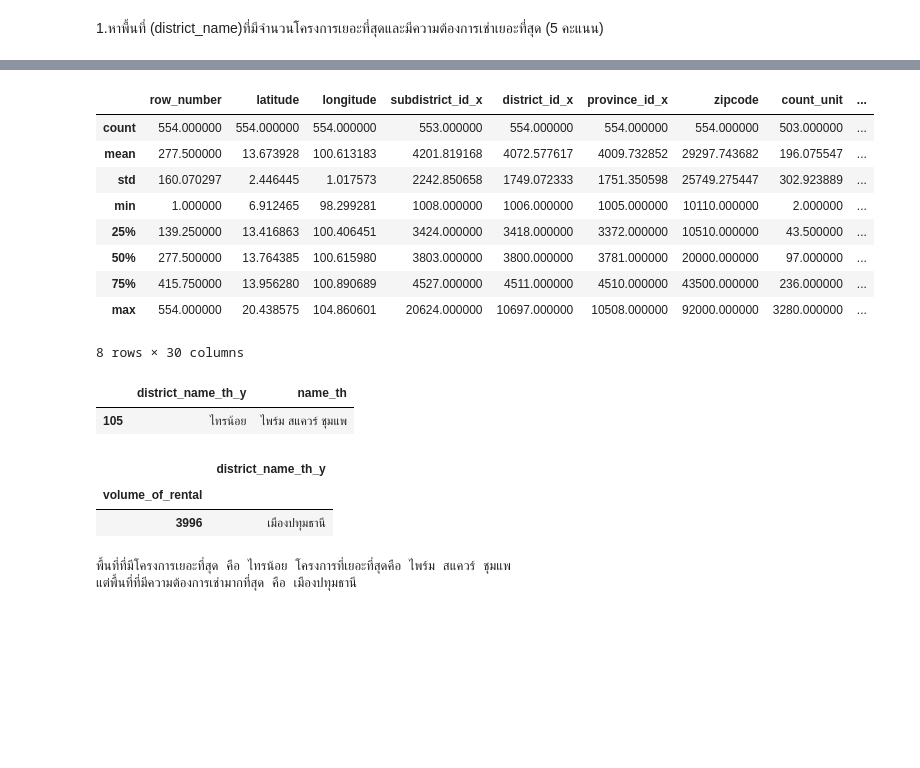
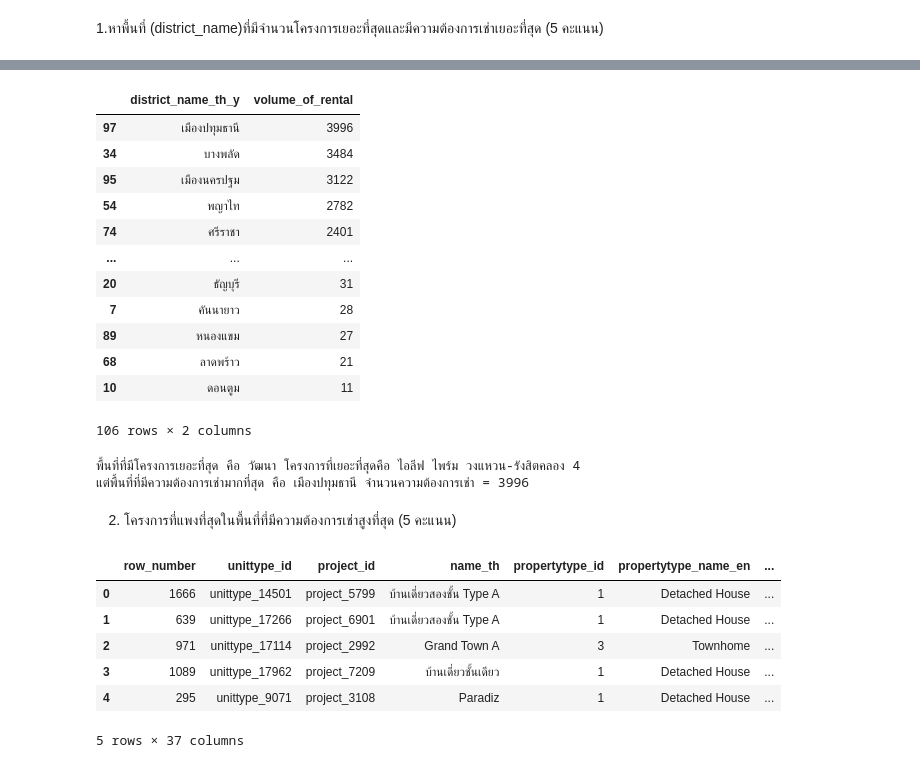
Before and after one commit to sujiraa/BasicProg_DataViz65, a Jupyter notebook: midterm.ipynb, the cells around one changed output, grey strips where cells are left out. Drawn from its saved outputs; the diff is of its cells as text; code cells hidden in the pictures; blank space fills up the shorter version.

```diff
--- a/midterm.ipynb
+++ b/midterm.ipynb
@@ -76,5 +143,5 @@ eat1=eat.dropna(subset=['row_number','subdistrict_id','subdistrict_name_th','dis
 # %% [markdown]
 1.หาพื้นที่ (district_name)ที่มีจำนวนโครงการเยอะที่สุดและมีความต้องการเช่าเยอะที่สุด (5 คะแนน)
 # %%
-dataall = project1.merge(rent1, left_on='row_number', right_on='row_number')
+dataall = project.merge(rent, left_on='row_number', right_on='row_number')
 dataall.head()
@@ -89,35 +148,44 @@ dataall.head()
 # %%
-dataall2 =dataall.merge(eat1, left_on='row_number', right_on='row_number')
+dataall2 =dataall.merge(eat, left_on='row_number', right_on='row_number')
 dataall2.describe()
-# %% [output]
-|  | row_number | latitude | longitude | subdistrict_id_x | district_id_x | province_id_x | zipcode | count_unit | ... |
-| count | 554.000000 | 554.000000 | 554.000000 | 553.000000 | 554.000000 | 554.000000 | 554.000000 | 503.000000 | ... |
-| mean | 277.500000 | 13.673928 | 100.613183 | 4201.819168 | 4072.577617 | 4009.732852 | 29297.743682 | 196.075547 | ... |
-| std | 160.070297 | 2.446445 | 1.017573 | 2242.850658 | 1749.072333 | 1751.350598 | 25749.275447 | 302.923889 | ... |
-| min | 1.000000 | 6.912465 | 98.299281 | 1008.000000 | 1006.000000 | 1005.000000 | 10110.000000 | 2.000000 | ... |
-| 25% | 139.250000 | 13.416863 | 100.406451 | 3424.000000 | 3418.000000 | 3372.000000 | 10510.000000 | 43.500000 | ... |
-| 50% | 277.500000 | 13.764385 | 100.615980 | 3803.000000 | 3800.000000 | 3781.000000 | 20000.000000 | 97.000000 | ... |
-| 75% | 415.750000 | 13.956280 | 100.890689 | 4527.000000 | 4511.000000 | 4510.000000 | 43500.000000 | 236.000000 | ... |
-| max | 554.000000 | 20.438575 | 104.860601 | 20624.000000 | 10697.000000 | 10508.000000 | 92000.000000 | 3280.000000 | ... |
-8 rows × 30 columns
 # %%
-dataall2.groupby("district_name_th_y")[["name_th"]].max().sort_index(ascending=False) #_y = ชื่อพื้นที่ทั่วประเทศ ทีมีโครงการเยอะสุด
-ans_1_1 = dataall2.groupby("district_name_th_y")[["name_th"]].max().reset_index().sort_index(ascending=False)
-ans_1_1.iloc[[0]]
+dataall2.groupby("district_name_th_y")[["name_th"]].max().sort_values(by=["name_th"], ascending=False)#_y = ชื่อพื้นที่ทั่วประเทศ ทีมีโครงการเยอะสุด
+ans_1_1 = dataall2.groupby("district_name_th_y")[["name_th"]].max().reset_index().sort_values(by=["name_th"], ascending=False)
+ans_1_1
-# %% [output]
-|  | district_name_th_y | name_th |
-| 105 | ไทรน้อย | ไพร์ม สแควร์ ชุมแพ |
 # %%
-dataall2.groupby("volume_of_rental")[["district_name_th_y"]].max().sort_index(ascending=False) #_y = ชื่อพื้นที่ทั่วประเทศ ทีมีโครงการเยอะสุด
-ans_1_2 = dataall2.groupby("volume_of_rental")[["district_name_th_y"]].max().sort_index(ascending=False)
-ans_1_2.iloc[[0]]
+dataall2.groupby("district_name_th_y")[["volume_of_rental"]].max().sort_values(by=["volume_of_rental"], ascending=False) #_y = ชื่อพื้นที่ที่มีความต้องการเช่ามากสุด
+ans_1_2 = dataall2.groupby("district_name_th_y")[["volume_of_rental"]].max().reset_index().sort_values(by=["volume_of_rental"], ascending=False)
+ans_1_2
 # %% [output]
-|  | district_name_th_y |
-| volume_of_rental |  |
-| 3996 | เมืองปทุมธานี |
+|  | district_name_th_y | volume_of_rental |
+| 97 | เมืองปทุมธานี | 3996 |
+| 34 | บางพลัด | 3484 |
+| 95 | เมืองนครปฐม | 3122 |
+| 54 | พญาไท | 2782 |
+| 74 | ศรีราชา | 2401 |
+| ... | ... | ... |
+| 20 | ธัญบุรี | 31 |
+| 7 | คันนายาว | 28 |
+| 89 | หนองแขม | 27 |
+| 68 | ลาดพร้าว | 21 |
+| 10 | ดอนตูม | 11 |
+106 rows × 2 columns
 # %%
-print(f'พื้นที่ที่มีโครงการเยอะที่สุด คือ {ans_1_1.iloc[0,0]} โครงการที่เยอะที่สุดคือ {ans_1_1.iloc[0,1]}')
-print(f'แต่พื้นที่ที่มีความต้องการเช่ามากที่สุด คือ {ans_1_2.iloc[0,0]}')
+print(f'พื้นที่ที่มีโครงการเยอะที่สุด คือ {ans_1_1.iloc[0, 0]} โครงการที่เยอะที่สุดคือ {ans_1_1.iloc[0, 1]} ')
+print(f'แต่พื้นที่ที่มีความต้องการเช่ามากที่สุด คือ {ans_1_2.iloc[0, 0]} จำนวนความต้องการเช่า = {ans_1_2.iloc[0, 1]}  ')
 # %% [output]
-พื้นที่ที่มีโครงการเยอะที่สุด คือ ไทรน้อย โครงการที่เยอะที่สุดคือ ไพร์ม สแควร์ ชุมแพ
-แต่พื้นที่ที่มีความต้องการเช่ามากที่สุด คือ เมืองปทุมธานี
+พื้นที่ที่มีโครงการเยอะที่สุด คือ วัฒนา โครงการที่เยอะที่สุดคือ ไอลีฟ ไพร์ม วงแหวน-รังสิตคลอง 4
+แต่พื้นที่ที่มีความต้องการเช่ามากที่สุด คือ เมืองปทุมธานี จำนวนความต้องการเช่า = 3996
+# %% [markdown]
+2. โครงการที่แพงที่สุดในพื้นที่ที่มีความต้องการเช่าสูงที่สุด (5 คะแนน)
+# %%
+dataall1 = unit1.merge(rent1, left_on='row_number', right_on='row_number')
+dataall1.head()
+# %% [output]
+|  | row_number | unittype_id | project_id | name_th | propertytype_id | propertytype_name_en | ... |
+| 0 | 1666 | unittype_14501 | project_5799 | บ้านเดี่ยวสองชั้น Type A | 1 | Detached House | ... |
+| 1 | 639 | unittype_17266 | project_6901 | บ้านเดี่ยวสองชั้น Type A | 1 | Detached House | ... |
+| 2 | 971 | unittype_17114 | project_2992 | Grand Town A | 3 | Townhome | ... |
+| 3 | 1089 | unittype_17962 | project_7209 | บ้านเดี่ยวชั้นเดียว | 1 | Detached House | ... |
+| 4 | 295 | unittype_9071 | project_3108 | Paradiz | 1 | Detached House | ... |
+5 rows × 37 columns
```
Also changed, not shown: parts of 31 cells of this notebook.
